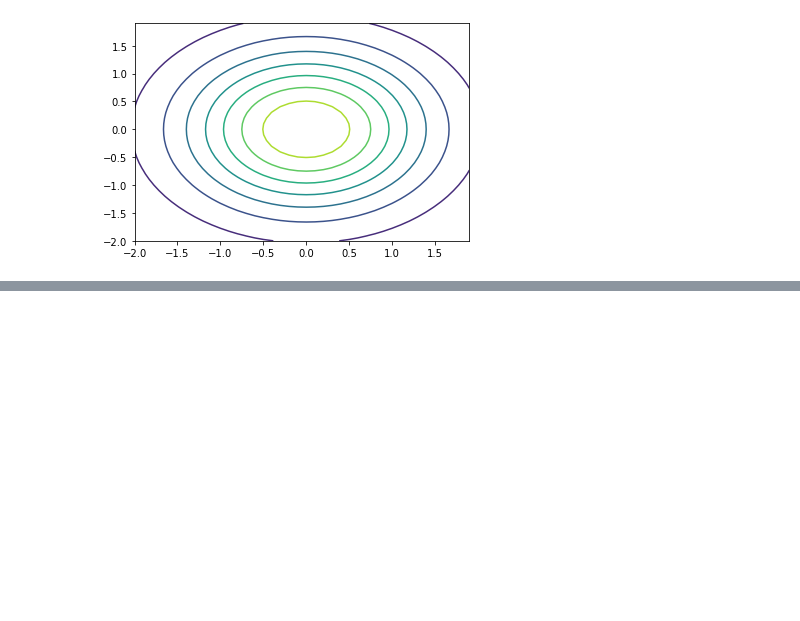
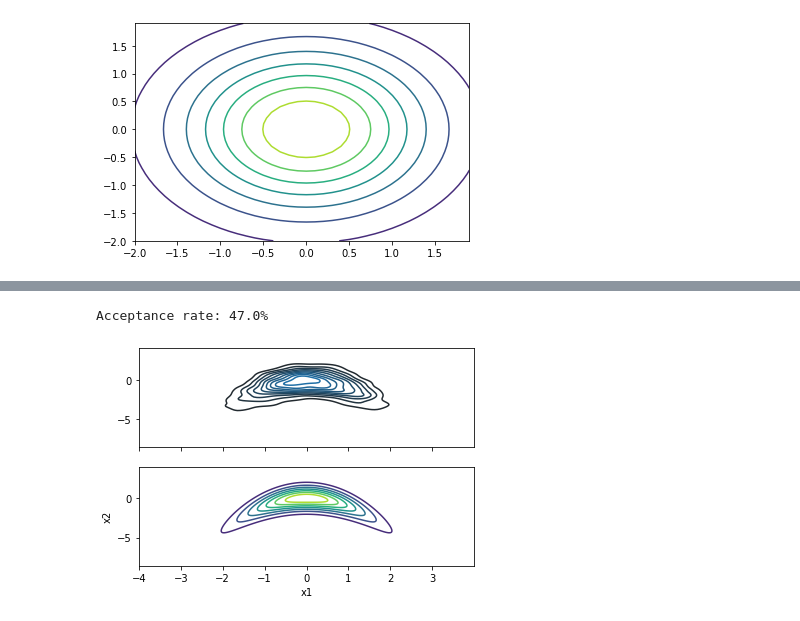
Before and after one commit to GeorgeLiang3/repository1, a Jupyter notebook: Banana_0.1-Bayes inference.ipynb, the cells around one changed output, grey strips where cells are left out. Saved outputs shown, nothing was run; the diff lists cells and outputs as text; code cells hidden in the pictures; blank space fills up the shorter version.

```diff
--- a/Banana_0.1-Bayes inference.ipynb
+++ b/Banana_0.1-Bayes inference.ipynb
@@ -312,0 +367,43 @@ chain_plot(result)
+# %%
+log_joint = ed.make_log_joint_fn(log_likelihood)
+
+def target_log_prob_fn(theta1,theta2):
+    return log_joint(theta1 = theta1, theta2 = theta2, y=y)
+
+Nsamples = 5000  # final number of samples
+Nburn = 100   # number of tuning samples
+# %%
+samples, kernel_results = tfp.mcmc.sample_chain(
+    num_results=Nsamples,
+    current_state=[qtheta1, qtheta2],
+    kernel=tfp.mcmc.RandomWalkMetropolis(
+        target_log_prob_fn=target_log_prob),
+    num_burnin_steps=Nburn,
+    num_steps_between_results=1,  # Thinning.
+    parallel_iterations=1)
+samples = tf.stack(samples, axis=-1)
+
+accepted = kernel_results.is_accepted
+samples = samples.numpy()
+accepted = accepted.numpy()
+# %%
+
+x1 = samples[:,0]
+y1 = samples[:,1]
+
+x_accepted = []
+y_accepted =[]
+for i in range(accepted.shape[0]):
+    if accepted[i-1]==True:
+        x_accepted = np.append(x_accepted,samples[i-1,0])
+        y_accepted = np.append(y_accepted,samples[i-1,1])
+
+f,(ax1,ax2) = plt.subplots(2,1,sharex =True, sharey = True)
+
+sns.kdeplot(x_accepted,y_accepted,ax=ax1)
+
+plot_true()
+print('Acceptance rate: %0.1f%%' % (100*(x_accepted.shape[0]/Nsamples)))
+# %% [output]
+Acceptance rate: 47.0%
+[figure, added]
```
Also changed, not shown: parts of 25 cells of this notebook, 4 other files.
